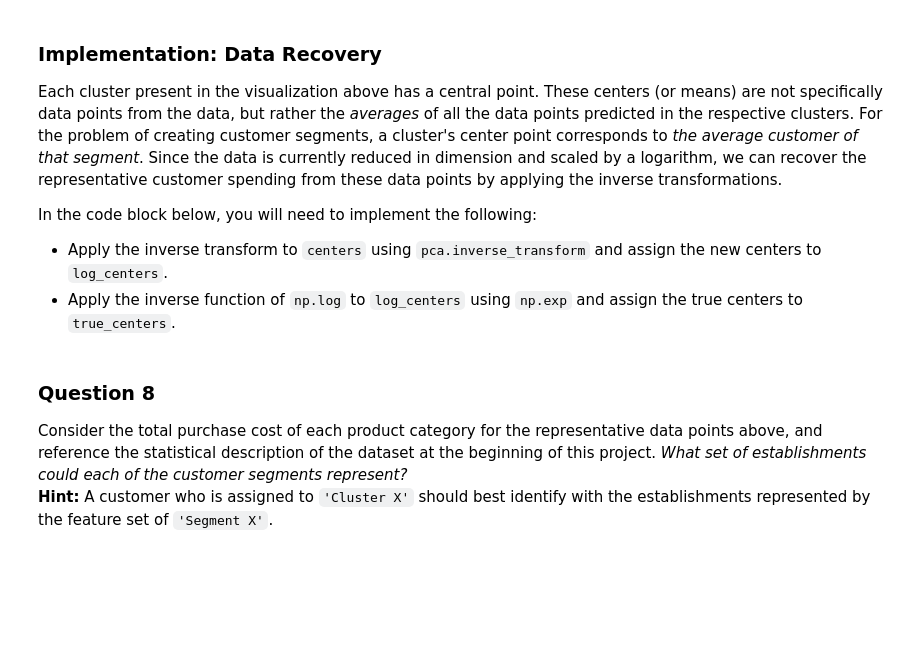
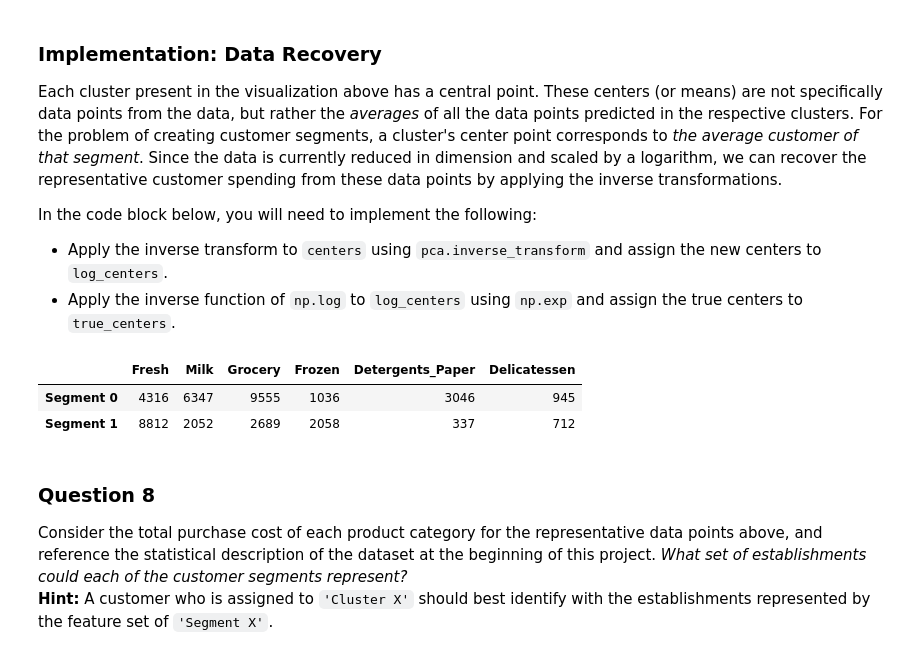
Before and after one commit to ritchieng/machine-learning-nanodegree, a Jupyter notebook: unsupervised_learning/customer_segments/customer_segments.ipynb, the cells around one changed output. Cells and saved outputs as stored; diff of their text form; code cells hidden in the pictures; blank space fills up the shorter version.

```diff
--- a/unsupervised_learning/customer_segments/customer_segments.ipynb
+++ b/unsupervised_learning/customer_segments/customer_segments.ipynb
@@ -527,6 +686,12 @@ score = None
 # %% [markdown]
 ### Cluster Visualization
 Once you've chosen the optimal number of clusters for your clustering algorithm using the scoring metric above, you can now visualize the results by executing the code block below. Note that, for experimentation purposes, you are welcome to adjust the number of clusters for your clustering algorithm to see various visualizations. The final visualization provided should, however, correspond with the optimal number of clusters.
+# %%
+# Extra code because we ran a loop on top and this resets to what we want
+clusterer = GMM(n_components=2).fit(reduced_data)
+preds = clusterer.predict(reduced_data)
+centers = clusterer.means_
+sample_preds = clusterer.predict(pca_samples)
 # %%
 # Display the results of the clustering from implementation
 rs.cluster_results(reduced_data, preds, centers, pca_samples)
@@ -539,16 +706,20 @@ In the code block below, you will need to implement the following:
  - Apply the inverse function of `np.log` to `log_centers` using `np.exp` and assign the true centers to `true_centers`.
 # %%
 # TODO: Inverse transform the centers
-log_centers = None
+log_centers = pca.inverse_transform(centers)
 
 # TODO: Exponentiate the centers
-true_centers = None
+true_centers = np.exp(log_centers)
 
 # Display the true centers
 segments = ['Segment {}'.format(i) for i in range(0,len(centers))]
-true_centers = pd.DataFrame(np.round(true_centers), columns = data.keys())
+true_centers = pd.DataFrame(np.round(true_centers), columns = data.columns)
 true_centers.index = segments
 display(true_centers)
+# %% [output]
+|  | Fresh | Milk | Grocery | Frozen | Detergents_Paper | Delicatessen |
+| Segment 0 | 4316 | 6347 | 9555 | 1036 | 3046 | 945 |
+| Segment 1 | 8812 | 2052 | 2689 | 2058 | 337 | 712 |
 # %% [markdown]
 ### Question 8
 Consider the total purchase cost of each product category for the representative data points above, and reference the statistical description of the dataset at the beginning of this project. *What set of establishments could each of the customer segments represent?*
```
Also changed, not shown: parts of 34 cells of this notebook, 1 other file.
